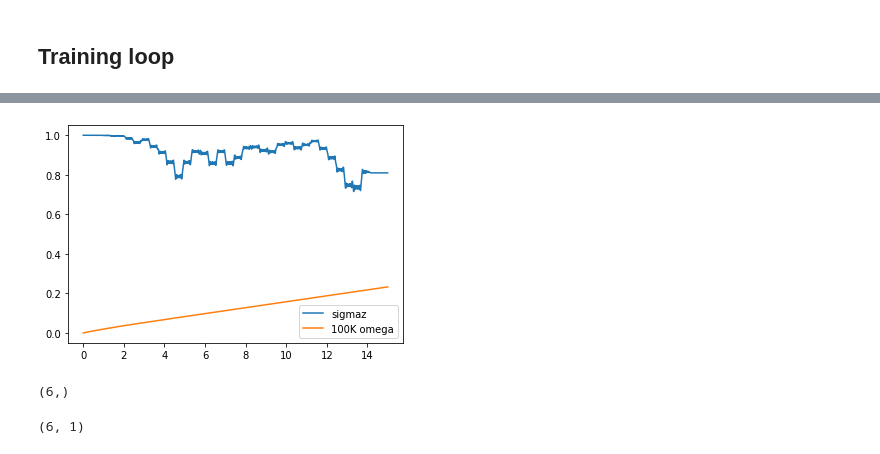
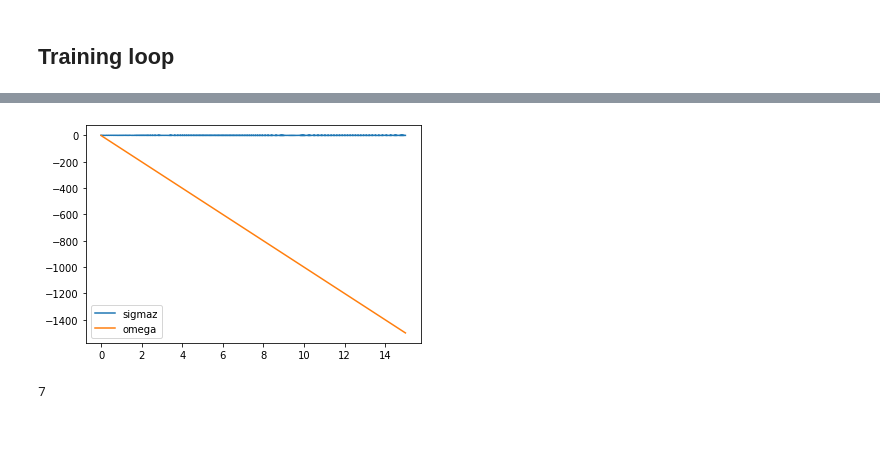
Before and after one commit to SergeyHazanov/ML_2021_quantum_control, a Jupyter notebook: test_notebook.ipynb, the cells around one changed output, grey strips where cells are left out. Saved outputs shown, nothing was run; the diff lists cells and outputs as text; code cells hidden in the pictures.

Commit message:
Changed the fidelity and projection functions in simulaition.py. Also fixed the problem of the omega always rising. Reward looks good, loss doesn't work properly

```diff
--- a/test_notebook.ipynb
+++ b/test_notebook.ipynb
@@ -30,15 +30,17 @@ Successfully installed qutip-4.6.2
 # %%
 from DataLoader import GamesMemoryBank
 from policy_loss import PolicyLoss
-from Model import PolicyNetwork
+from Model import PolicyNetwork, NET_INPUT_SIZE
 from simulation import QuantumEnvironment
 
 import torch
-from torch.utils.data import Dataset, DataLoader, RandomSampler
 from tqdm import tqdm
 from IPython.display import clear_output
 import matplotlib.pyplot as plt
 import numpy as np
+from os.path import isfile
+
+plt.style.use({'figure.facecolor':'white'})
 # %% [markdown]
 ## Initialization
 # %% [markdown]
@@ -52,23 +54,23 @@ learning_rate = 1e-3
 # %% [markdown]
 ### Classes
 # %%
-env = QuantumEnvironment(energy_gap=1, runtime=15, dt=0.01, skips=1)
+env = QuantumEnvironment(energy_gap=1, runtime=15, dt=0.01)
 
 loss_func = PolicyLoss()
 net = PolicyNetwork()
 
 model_name = 'trained_model.pt'
 # If such a previous model exists
-net.load_state_dict(torch.load(model_name))
+if isfile(model_name):
+    net.load_state_dict(torch.load(model_name))
 
-loss_func = PolicyLoss()
 memory_bank = GamesMemoryBank()
 optimizer = torch.optim.Adam(net.parameters(), lr=learning_rate)
 # %% [markdown]
 ## Training loop
 # %%
 final_fidelity = []
-
+losses = []
 
 for epoch in tqdm(range(n_epochs)):
 
@@ -89,7 +91,7 @@ for epoch in tqdm(range(n_epochs)):
         while True:
             with torch.no_grad():
                 action, action_p = net.sample_action(state)
-            new_state, reward, done, info = env.step(action + 2)
+            new_state, reward, done, info = env.step(action)
             memory_bank.add_event(state, action, action_p, reward)
 
             prev_state = state
@@ -98,7 +100,6 @@ for epoch in tqdm(range(n_epochs)):
             if done:
                 final_fidelity.append(env.fidelity())
                 break
-
 
     memory_bank.compute_reward_history()
 
@@ -114,18 +115,18 @@ for epoch in tqdm(range(n_epochs)):
     plt.ylabel('Fidelity')
     plt.show()
 
-
     net.train()
 
     for batch_i in range(num_batches):
         optimizer.zero_grad()
 
         state, action, action_p, reward, discounted_reward = memory_bank.get_sample(batch_size)
-        state = state.view((state.shape[0], 7))
+        state = state.view((state.shape[0], NET_INPUT_SIZE))
 
         logits = net(state)
 
         loss = loss_func(logits, action, action_p, discounted_reward)
+        losses.append(loss.item())
         loss.backward()
         optimizer.step()
 
@@ -152,9 +161,9 @@ while True:
 # %%
 T = np.linspace(0, 15, 1500)
 
 plt.plot(T, z, label="sigmaz")
-plt.plot(T, np.array(omega)/100000, label="100K omega")
+plt.plot(T, np.array(omega), label="omega")
 plt.legend()
 plt.show()
 # %% [output]
-[figure, old version]
+[figure, new version]
@@ -166,8 +170,5 @@ B = np.array([[1],[2],[3],[4],[5],[6]])
-# %%
-A.shape
-# %% [output]
-(6,)
-# %%
-B.shape
-# %% [output]
-(6, 1)
+# %%
+from Model import NET_INPUT_SIZE
+print(NET_INPUT_SIZE)
+# %% [output]
+7
```
Also changed, not shown: parts of 5 cells of this notebook, 5 other files.
